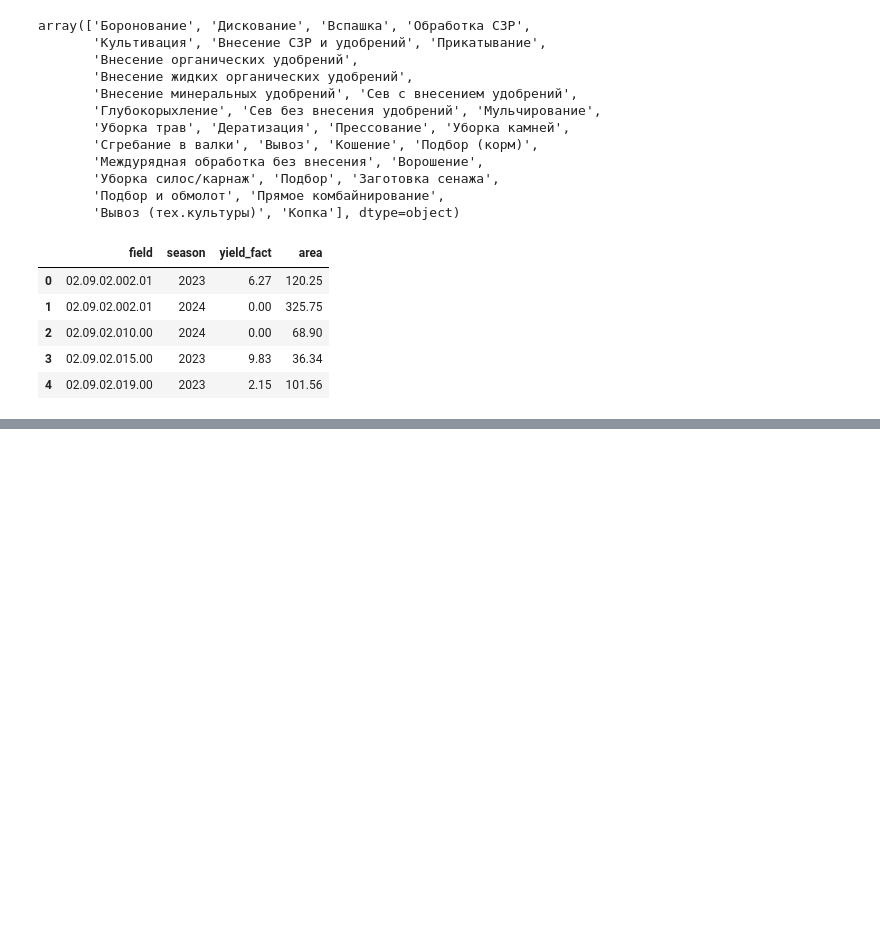
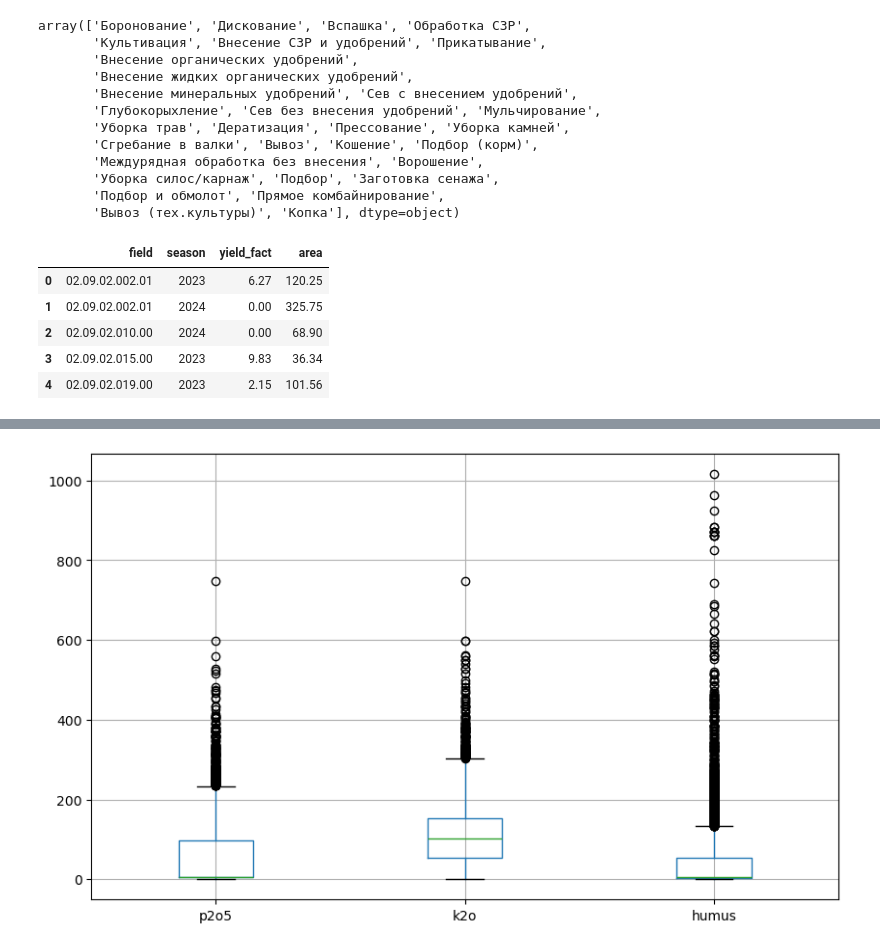
Before and after one commit to VladSunny/DANO_EKONIVA, a Jupyter notebook: notebooks/searchForHypotheses.ipynb, the cells around one changed output, grey strips where cells are left out. Drawn from its saved outputs; the diff is of its cells as text; code cells hidden in the pictures; blank space fills up the shorter version.

```diff
--- a/notebooks/searchForHypotheses.ipynb
+++ b/notebooks/searchForHypotheses.ipynb
@@ -105,0 +124,5 @@ dtype: int64
+# %%
+cleaned_df.boxplot(column=['p2o5', 'k2o', 'humus'], figsize=(10, 6))
+plt.show()
+# %% [output]
+[figure, added]
```
Also changed, not shown: parts of 10 cells of this notebook.
